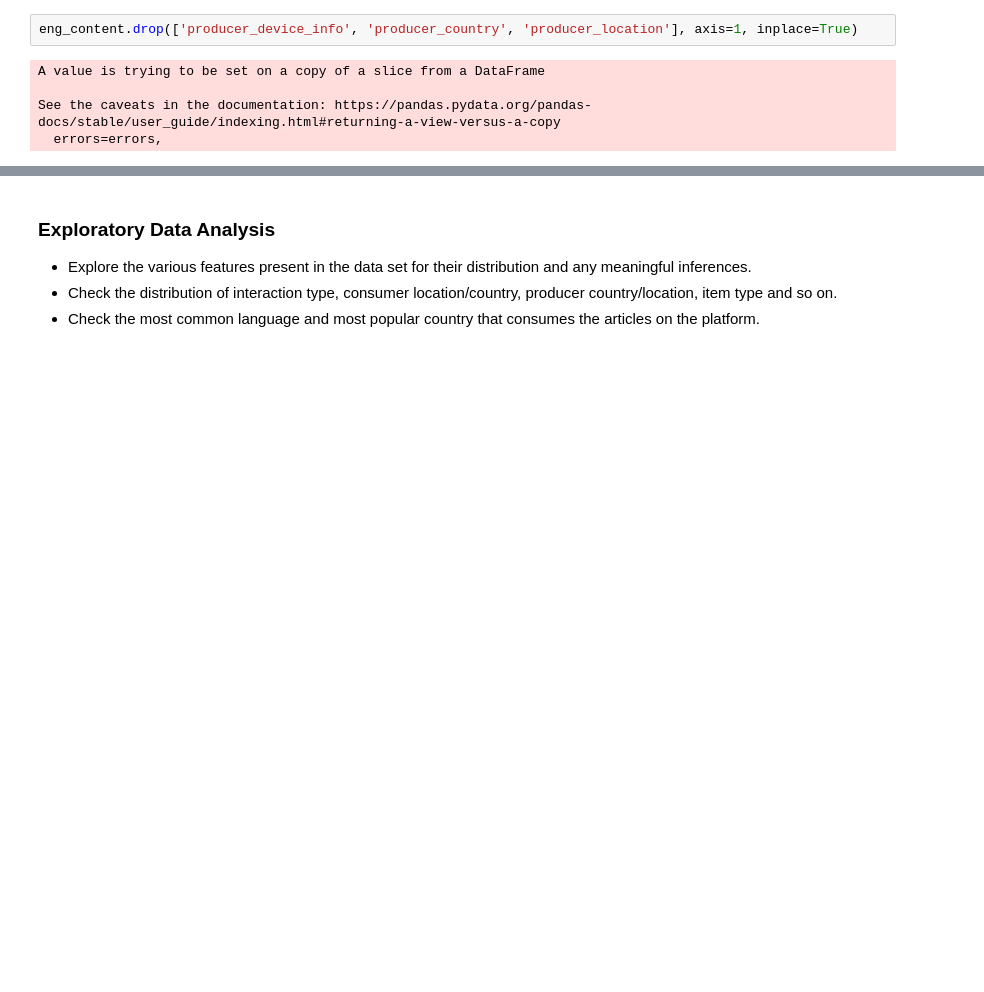
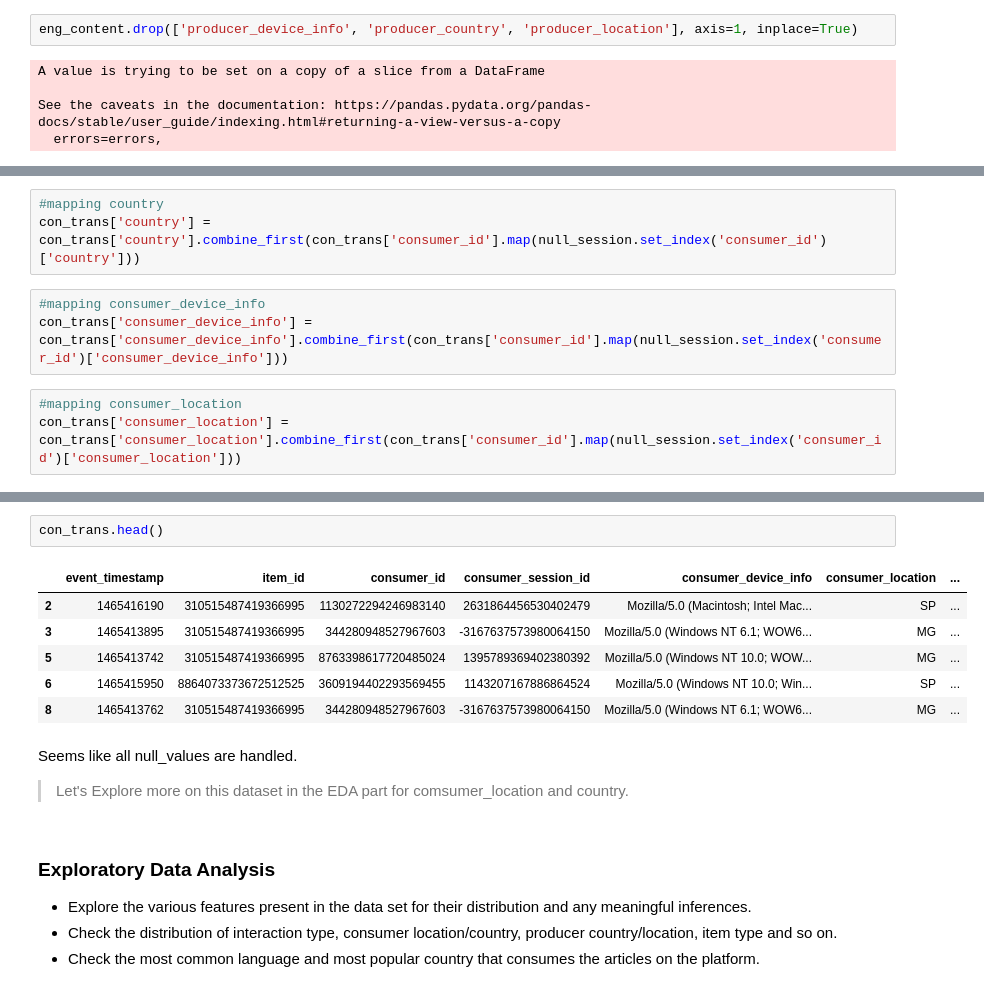
Before and after one commit to ishitamahindroo/NewsRecommendor, a Jupyter notebook: capstone0.ipynb, the cells around one changed output, grey strips where cells are left out. Saved outputs shown, nothing was run; the diff lists cells and outputs as text; blank space fills up the shorter version.

```diff
--- a/capstone0.ipynb
+++ b/capstone0.ipynb
@@ -335,0 +431,9 @@ print(eng_content['producer_id'].nunique())
+# %%
+#mapping country
+con_trans['country'] = con_trans['country'].combine_first(con_trans['consumer_id'].map(null_session.set_index('consumer_id')['country']))
+# %%
+#mapping consumer_device_info
+con_trans['consumer_device_info'] = con_trans['consumer_device_info'].combine_first(con_trans['consumer_id'].map(null_session.set_index('consumer_id')['consumer_device_info']))
+# %%
+#mapping consumer_location
+con_trans['consumer_location'] = con_trans['consumer_location'].combine_first(con_trans['consumer_id'].map(null_session.set_index('consumer_id')['consumer_location']))
@@ -336,3 +453,15 @@ print(eng_content['producer_id'].nunique())
+# %%
+con_trans.head()
+# %% [output]
+|  | event_timestamp | item_id | consumer_id | consumer_session_id | consumer_device_info | consumer_location | ... |
+| 2 | 1465416190 | 310515487419366995 | 1130272294246983140 | 2631864456530402479 | Mozilla/5.0 (Macintosh; Intel Mac... | SP | ... |
+| 3 | 1465413895 | 310515487419366995 | 344280948527967603 | -3167637573980064150 | Mozilla/5.0 (Windows NT 6.1; WOW6... | MG | ... |
+| 5 | 1465413742 | 310515487419366995 | 8763398617720485024 | 1395789369402380392 | Mozilla/5.0 (Windows NT 10.0; WOW... | MG | ... |
+| 6 | 1465415950 | 8864073373672512525 | 3609194402293569455 | 1143207167886864524 | Mozilla/5.0 (Windows NT 10.0; Win... | SP | ... |
+| 8 | 1465413762 | 310515487419366995 | 344280948527967603 | -3167637573980064150 | Mozilla/5.0 (Windows NT 6.1; WOW6... | MG | ... |
+# %% [markdown]
+Seems like all null_values are handled.
+> Let's Explore more on this dataset in the EDA part for comsumer_location and country.
 # %% [markdown]
 ### Exploratory Data Analysis
 
```
Also changed, not shown: parts of 61 cells of this notebook.
